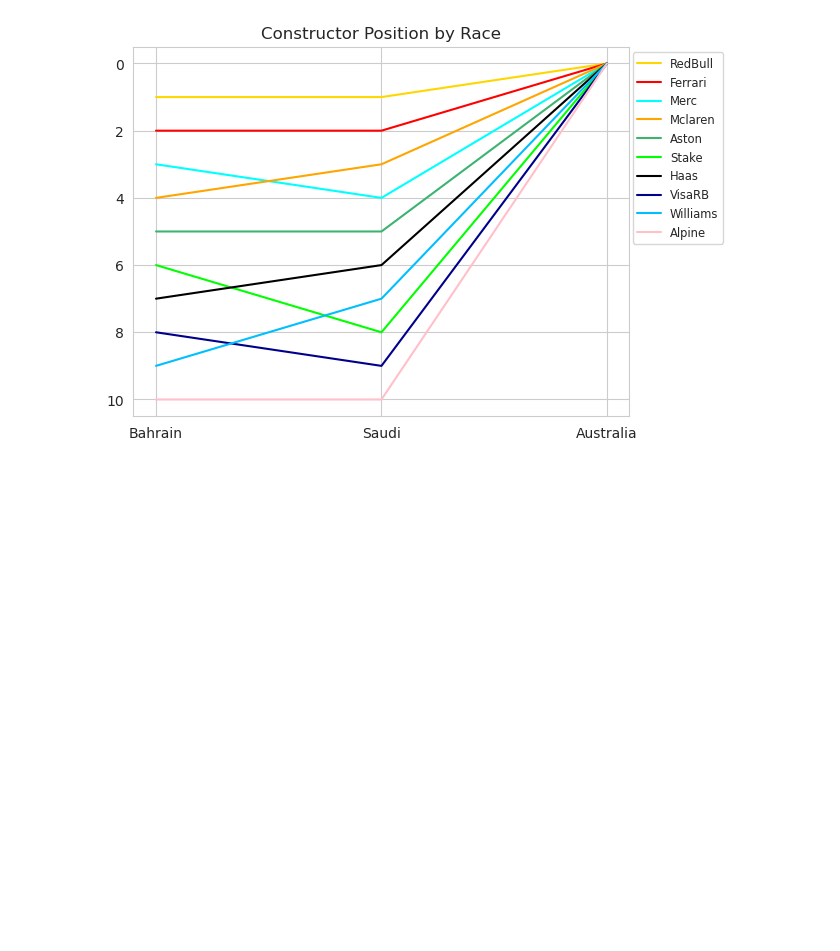
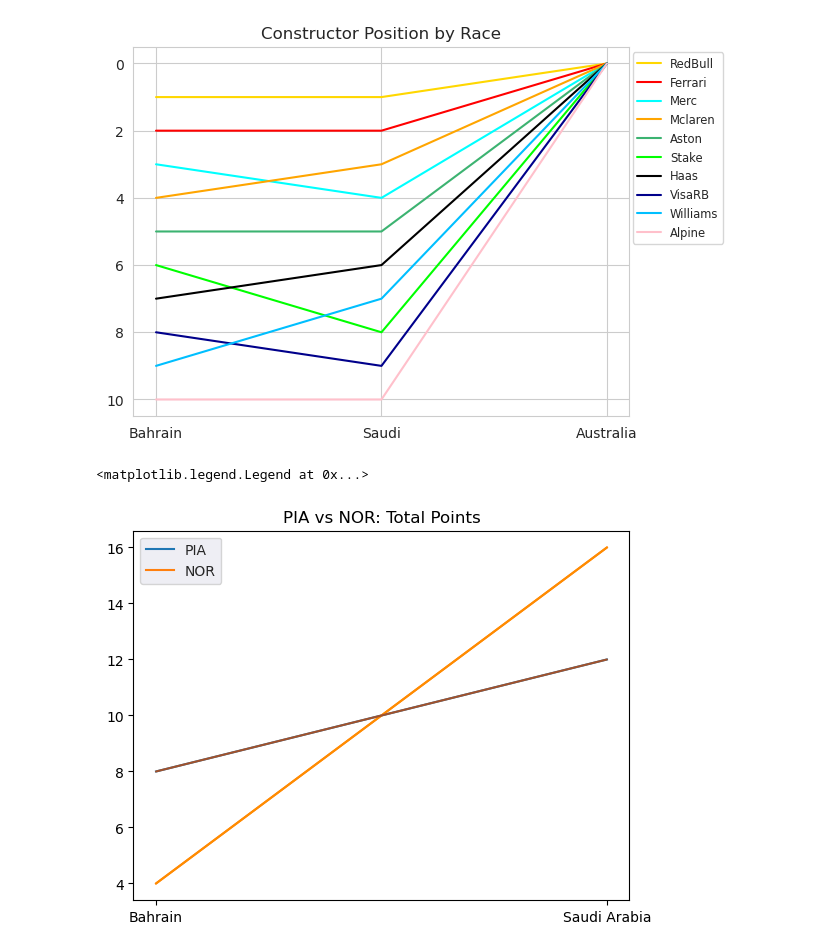
Before and after one commit to shirle21/projects, a Jupyter notebook: for-fun/in-progress/2024-f1.ipynb, the cells around one changed output. Drawn from its saved outputs; the diff is of its cells as text; code cells hidden in the pictures; blank space fills up the shorter version.

```diff
--- a/for-fun/in-progress/2024-f1.ipynb
+++ b/for-fun/in-progress/2024-f1.ipynb
@@ -177,3 +239,19 @@ plt.title('Constructor Position by Race')
 plt.show()
 # %% [output]
 [figure]
+# %%
+#Updating Teammate Graphs
+for key in Mclaren:
+    plt.plot(racelist,drivers[key]['Cumulative Points'])
+
+#Mclaren
+#ns.set_style("darkgrid")
+#plt.plot(racelist, drivers['PIA']['Cumulative Points'], 'darkorange')
+#plt.plot(racelist, drivers['NOR']['Cumulative Points'], 'sienna')
+plt.title('PIA vs NOR: Total Points')
+
+legend = ['PIA','NOR']
+plt.legend(legend)
+# %% [output]
+<matplotlib.legend.Legend at 0x...>
+[figure, added]
```
Also changed, not shown: parts of 10 cells of this notebook.
